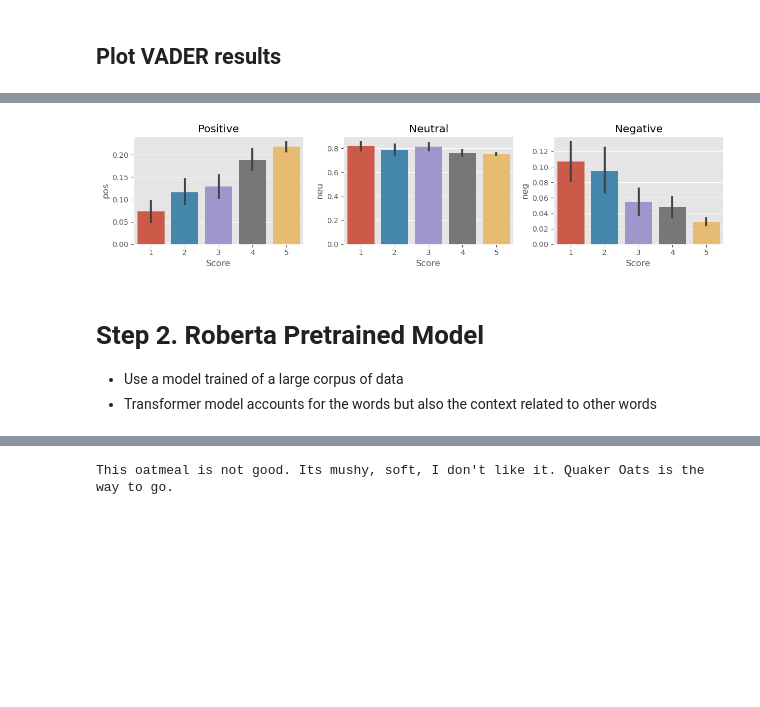
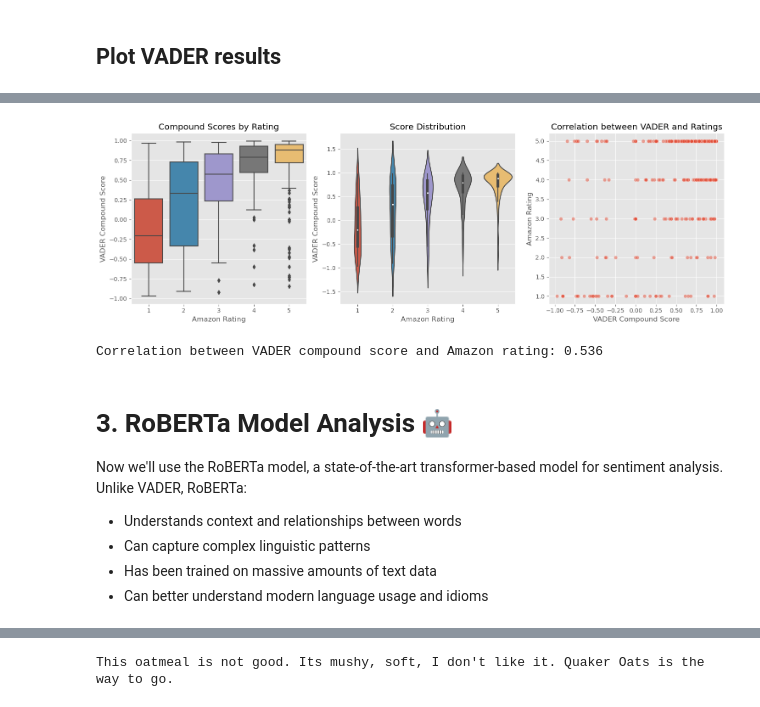
Before and after one commit to One0385/SentimentAnalysis_Practice_2, a Jupyter notebook: sentiment_analysis.ipynb, the cells around one changed output, grey strips where cells are left out. Cells and saved outputs as stored; diff of their text form; code cells hidden in the pictures; blank space fills up the shorter version.

```diff
--- a/sentiment_analysis.ipynb
+++ b/sentiment_analysis.ipynb
@@ -171,19 +301,49 @@ plt.show()
 # %%
-fig, axs = plt.subplots(1, 3, figsize = (12, 3))
-sns.barplot(data = vaders, x = 'Score', y = 'pos', ax = axs[0])
-sns.barplot(data = vaders, x = 'Score', y = 'neu', ax = axs[1])
-sns.barplot(data = vaders, x = 'Score', y = 'neg', ax = axs[2])
-axs[0].set_title('Positive')
-axs[1].set_title('Neutral')
-axs[2].set_title('Negative')
+import matplotlib.pyplot as plt
+import seaborn as sns
+
+# Assuming 'vaders' DataFrame is already defined with 'Score', 'pos', 'neu', 'neg', and 'compound' columns
+
+# Create a more insightful visualization of VADER scores
+plt.figure(figsize=(15, 5))
+
+# Create subplots for different aspects of VADER analysis
+plt.subplot(131)
+sns.boxplot(data=vaders, x='Score', y='compound')
+plt.title('Compound Scores by Rating')
+plt.xlabel('Amazon Rating')
+plt.ylabel('VADER Compound Score')
+
+plt.subplot(132)
+sns.violinplot(data=vaders, x='Score', y='compound')
+plt.title('Score Distribution')
+plt.xlabel('Amazon Rating')
+plt.ylabel('VADER Compound Score')
+
+plt.subplot(133)
+sns.scatterplot(data=vaders, x='compound', y='Score', alpha=0.5)
+plt.title('Correlation between VADER and Ratings')
+plt.xlabel('VADER Compound Score')
+plt.ylabel('Amazon Rating')
+
 plt.tight_layout()
 plt.show()
+
+# Print correlation statistics
+corr = vaders['compound'].corr(vaders['Score'])
+print(f'\nCorrelation between VADER compound score and Amazon rating: {corr:.3f}')
 # %% [output]
-[figure, old version]
+[figure, new version]
+Correlation between VADER compound score and Amazon rating: 0.536
 # %% [markdown]
-# Step 2. Roberta Pretrained Model
-- Use a model trained of a large corpus of data
-- Transformer model accounts for the words but also the context related to other words
+# 3. RoBERTa Model Analysis 🤖
+
+Now we'll use the RoBERTa model, a state-of-the-art transformer-based model for sentiment analysis. Unlike VADER, RoBERTa:
+
+- Understands context and relationships between words
+- Can capture complex linguistic patterns
+- Has been trained on massive amounts of text data
+- Can better understand modern language usage and idioms
 # %%
 from transformers import AutoTokenizer
 from transformers import AutoModelForSequenceClassification
```
Also changed, not shown: parts of 13 cells of this notebook.
